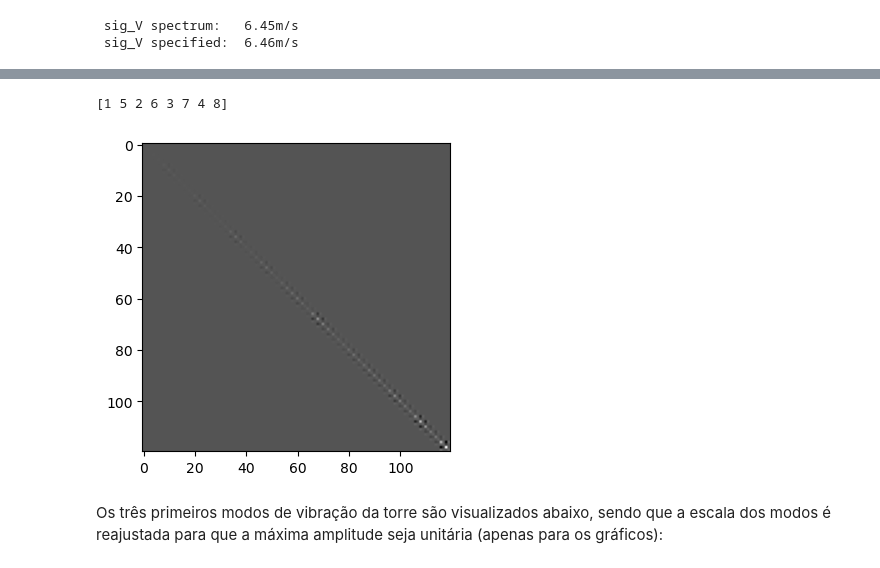
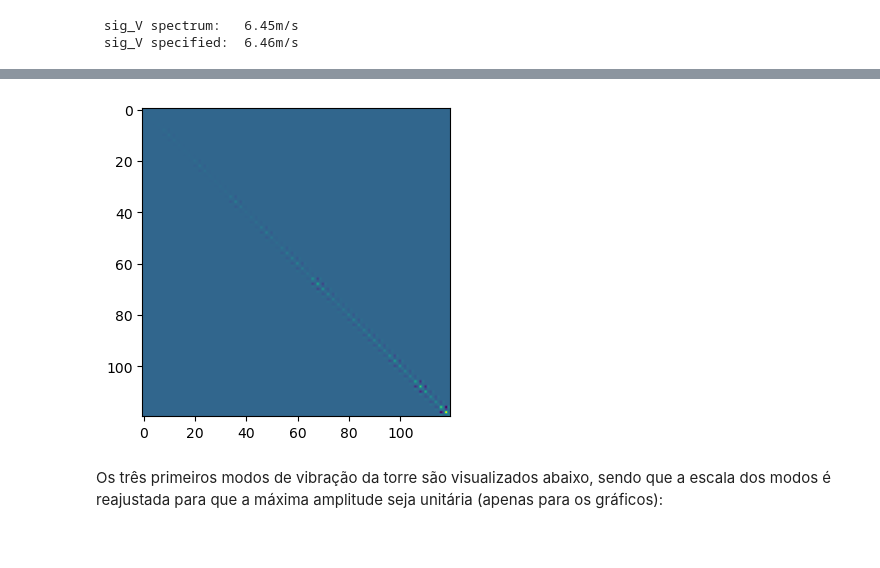
Before and after one commit to mmaiarocha/Tower, a Jupyter notebook: Tower.ipynb, the cells around one changed output, grey strips where cells are left out. Saved outputs shown, nothing was run; the diff lists cells and outputs as text; code cells hidden in the pictures.

```diff
--- a/Tower.ipynb
+++ b/Tower.ipynb
@@ -291,12 +291,6 @@ Para a torre do exemplo, a montagem das matrizes do sistema e a solução do pro
    <td><img src="resources/element.png"        alt="Finite element" width="280px"/></td>
  </tr>
 </table>
-# %%
-a = np.array([[1,2,3,4],[5,6,7,8]]).T
-
-print(a.reshape(2*4))
-# %% [output]
-[1 5 2 6 3 7 4 8]
 # %%
 # Montagem da matriz de rigidez global
 
@@ -306,35 +300,35 @@ KG = KG[:-2,:-2]        # último nó (base) tem deslocamentos impedidos
 # Montagem da matriz de massa global (tipo "lumped", matriz diagonal)
 
 MG = np.diag(np.vstack((M, IR)).T.reshape(2*NS) )
 
 # Solução do problema de autovalores com o módulo scipy
 
 import scipy.linalg as sc
 w2, Phi  =  sc.eig(KG, MG)
 
 # Impõe ordem crescente dos modos
 iw  = w2.argsort()
 w2  = w2[iw]
 Phi = Phi[:,iw]
 
 # Converte autovalores em frequências
 wk  = np.sqrt(np.real(w2))
 fk  = wk/2/np.pi
 
 # Normaliza formas modais pela matriz de massa
 # (portanto, a partir daqui a massa modal é unitária)
 for k in range(len(wk)):
 
     Mk       = np.sum(np.diag(MG)*Phi[:,k]*Phi[:,k])
     Phi[:,k] = Phi[:,k]/np.sqrt(Mk)
 
     if (Phi[0,k] < 0): Phi[:,k] *= -1   # impõe sinal positivo no topo
 
 # Visualização da matriz de rigidez
 plt.figure(2, figsize=(4,4))
-kh = plt.imshow(KG, cmap=plt.cm.gray)
+kh = plt.imshow(KG)#, cmap=plt.cm.gray)
 # %% [output]
-[figure, old version]
+[figure, new version]
 # %% [markdown]
 Os três primeiros modos de vibração da torre são visualizados abaixo, sendo que a escala dos modos é reajustada para que a máxima amplitude seja unitária (apenas para os gráficos):
 # %%
```
